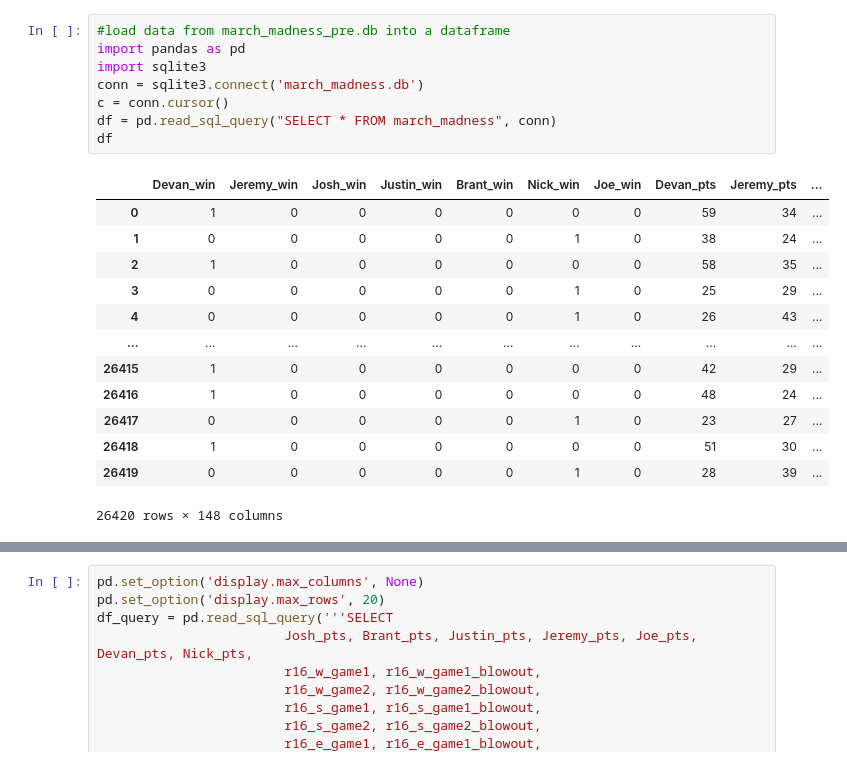
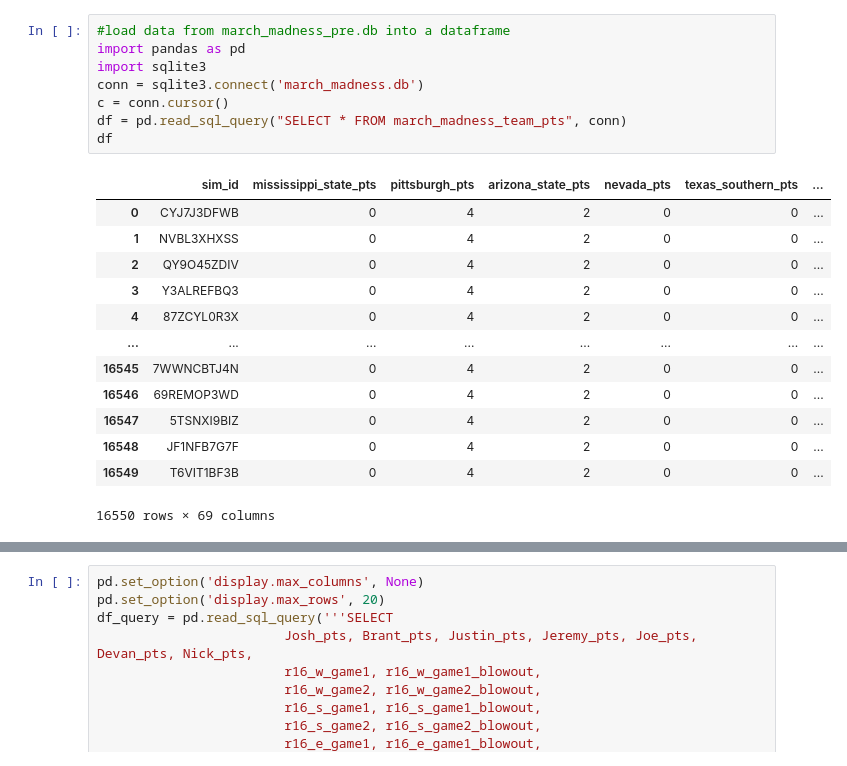
Before and after one commit to zobelj/MarchMadnessAuction, a Jupyter notebook: MarchMadness_2023/get_data.ipynb, the cells around one changed output, grey strips where cells are left out. Drawn from its saved outputs; the diff is of its cells as text.

```diff
--- a/MarchMadness_2023/get_data.ipynb
+++ b/MarchMadness_2023/get_data.ipynb
@@ -1,25 +1,25 @@
 # %%
 #load data from march_madness_pre.db into a dataframe
 import pandas as pd
 import sqlite3
 conn = sqlite3.connect('march_madness.db')
 c = conn.cursor()
-df = pd.read_sql_query("SELECT * FROM march_madness", conn)
+df = pd.read_sql_query("SELECT * FROM march_madness_team_pts", conn)
 df
 # %% [output]
-|  | Devan_win | Jeremy_win | Josh_win | Justin_win | Brant_win | Nick_win | Joe_win | Devan_pts | Jeremy_pts | ... |
-| 0 | 1 | 0 | 0 | 0 | 0 | 0 | 0 | 59 | 34 | ... |
-| 1 | 0 | 0 | 0 | 0 | 0 | 1 | 0 | 38 | 24 | ... |
-| 2 | 1 | 0 | 0 | 0 | 0 | 0 | 0 | 58 | 35 | ... |
-| 3 | 0 | 0 | 0 | 0 | 0 | 1 | 0 | 25 | 29 | ... |
-| 4 | 0 | 0 | 0 | 0 | 0 | 1 | 0 | 26 | 43 | ... |
-| ... | ... | ... | ... | ... | ... | ... | ... | ... | ... | ... |
-| 26415 | 1 | 0 | 0 | 0 | 0 | 0 | 0 | 42 | 29 | ... |
-| 26416 | 1 | 0 | 0 | 0 | 0 | 0 | 0 | 48 | 24 | ... |
-| 26417 | 0 | 0 | 0 | 0 | 0 | 1 | 0 | 23 | 27 | ... |
-| 26418 | 1 | 0 | 0 | 0 | 0 | 0 | 0 | 51 | 30 | ... |
-| 26419 | 0 | 0 | 0 | 0 | 0 | 1 | 0 | 28 | 39 | ... |
+|  | sim_id | mississippi_state_pts | pittsburgh_pts | arizona_state_pts | nevada_pts | texas_southern_pts | ... |
+| 0 | CYJ7J3DFWB | 0 | 4 | 2 | 0 | 0 | ... |
+| 1 | NVBL3XHXSS | 0 | 4 | 2 | 0 | 0 | ... |
+| 2 | QY9O45ZDIV | 0 | 4 | 2 | 0 | 0 | ... |
+| 3 | Y3ALREFBQ3 | 0 | 4 | 2 | 0 | 0 | ... |
+| 4 | 87ZCYL0R3X | 0 | 4 | 2 | 0 | 0 | ... |
+| ... | ... | ... | ... | ... | ... | ... | ... |
+| 16545 | 7WWNCBTJ4N | 0 | 4 | 2 | 0 | 0 | ... |
+| 16546 | 69REMOP3WD | 0 | 4 | 2 | 0 | 0 | ... |
+| 16547 | 5TSNXI9BIZ | 0 | 4 | 2 | 0 | 0 | ... |
+| 16548 | JF1NFB7G7F | 0 | 4 | 2 | 0 | 0 | ... |
+| 16549 | T6VIT1BF3B | 0 | 4 | 2 | 0 | 0 | ... |
-26420 rows × 148 columns
+16550 rows × 69 columns
 # %%
 pd.read_sql_query("SELECT sum(Josh_win), count(*), sum(Josh_win)/count(*) FROM march_madness where final_winner in ('Tennessee', 'Florida Atlantic')", conn)
 # %% [output]
```
Also changed, not shown: parts of 2 cells of this notebook, 3 other files.
